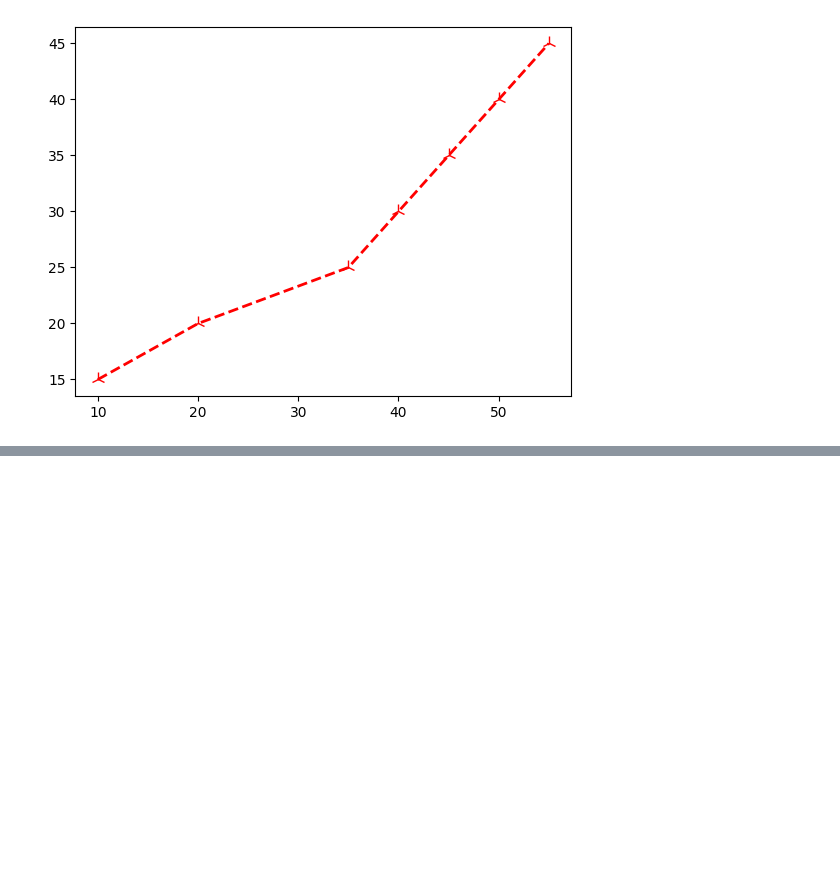
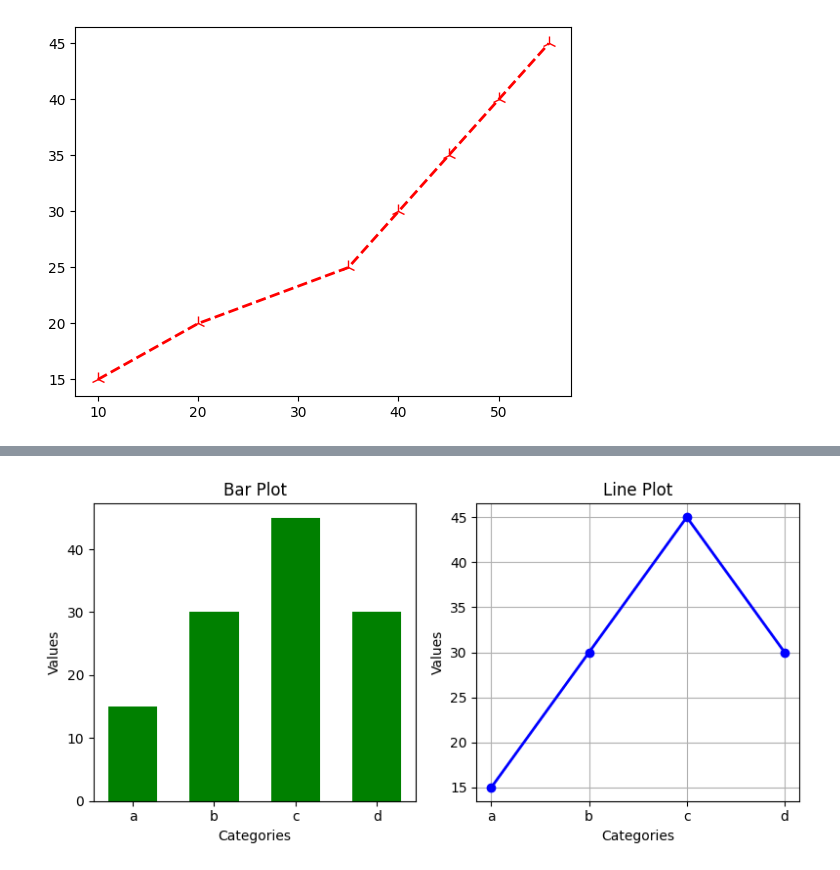
Before and after one commit to kailashchaudhary-p/Data-Science-Learning, a Jupyter notebook: Matplotlib.ipynb, the cells around one changed output, grey strips where cells are left out. Drawn from its saved outputs; the diff is of its cells as text; code cells hidden in the pictures; blank space fills up the shorter version.

```diff
--- a/Matplotlib.ipynb
+++ b/Matplotlib.ipynb
@@ -139,0 +47,32 @@ plt.savefig('sales_of_shop.png')
+# %%
+import matplotlib.pyplot as plt
+
+# Data
+categories = ["a", "b", "c", "d"]
+values = [15, 30, 45, 30]
+
+# Figure size
+plt.figure(figsize=(8, 4))
+
+# Bar Plot
+plt.subplot(1, 2, 1)
+plt.bar(categories, values, color="green", width=0.6)
+plt.title("Bar Plot")
+plt.xlabel("Categories")
+plt.ylabel("Values")
+
+# Line Plot
+plt.subplot(1, 2, 2)
+plt.plot(categories, values, marker="o", color="blue", linewidth=2)
+plt.title("Line Plot")
+plt.xlabel("Categories")
+plt.ylabel("Values")
+plt.grid(True)
+
+# Adjust layout
+plt.tight_layout()
+
+# Show plot
+plt.show()
+# %% [output]
+[figure, added]
```
Also changed, not shown: parts of 9 cells of this notebook.
